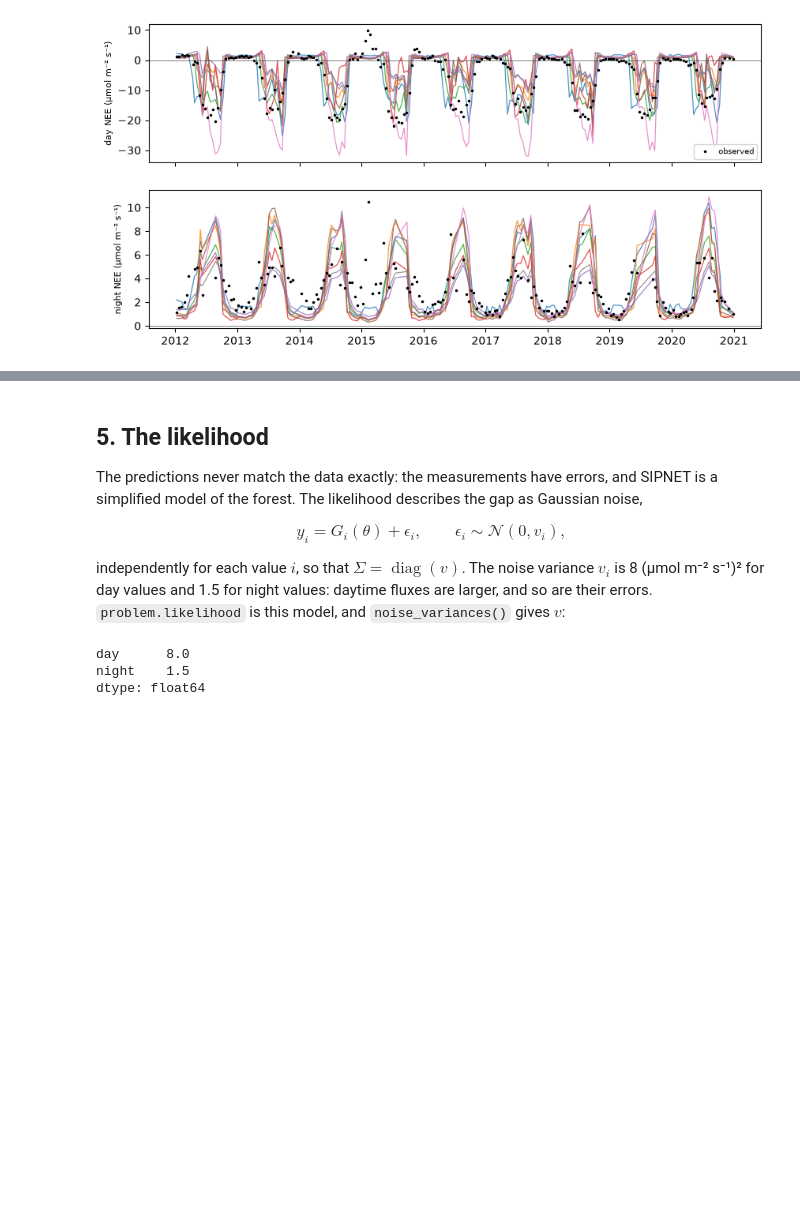
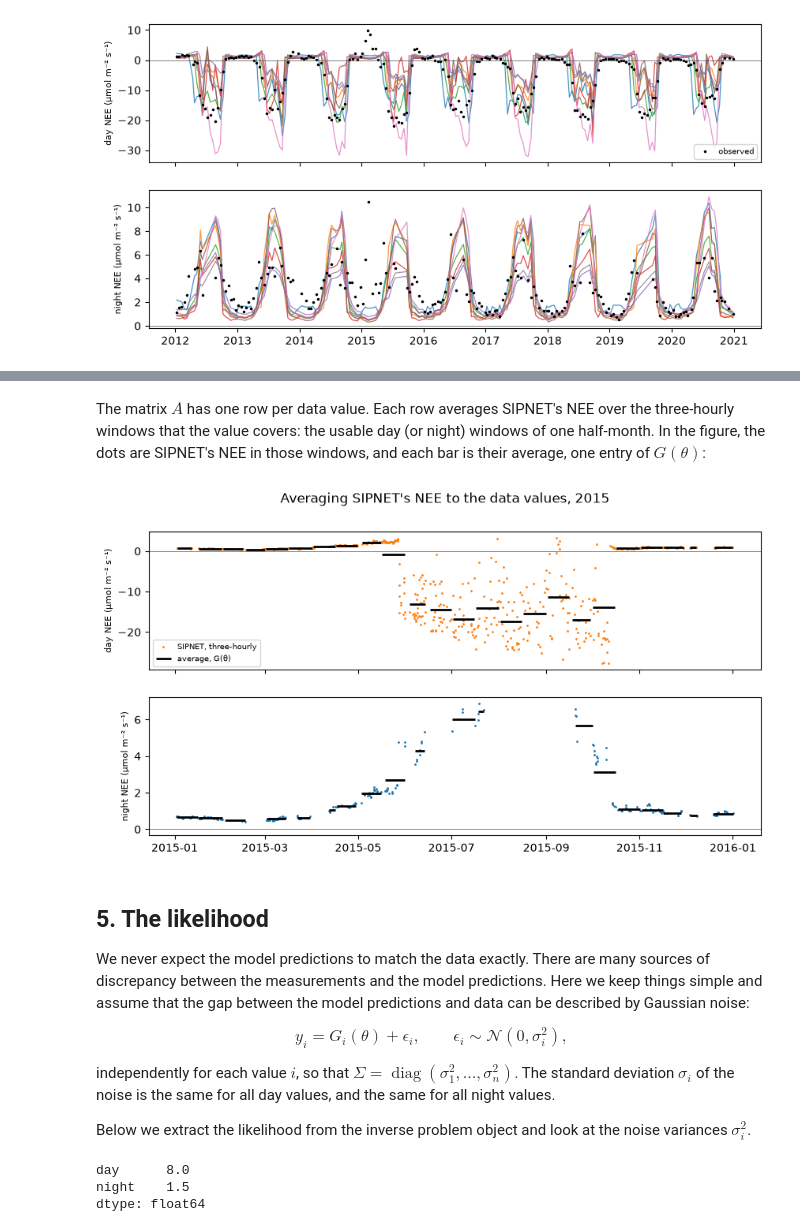
Before and after one commit to arob5/lsm-active-subspace, a Jupyter notebook: notebooks/main_inverse_problem.ipynb, the cells around one changed output, grey strips where cells are left out. Saved outputs shown, nothing was run; the diff lists cells and outputs as text; code cells hidden in the pictures; blank space fills up the shorter version.

```diff
--- a/notebooks/main_inverse_problem.ipynb
+++ b/notebooks/main_inverse_problem.ipynb
@@ -722,0 +681,10 @@ plot_averaging(data, nee_rate, prediction_at_medians, YEAR)
+# %%
+# 3. and 4. in one step: run the model, extract NEE, convert units
+nee = simulator.nee_rate(sipnet_parameters)
+
+# 5. average NEE to the data's resolution
+A = data.operator
+nee_avg = A @ nee
+
+# the steps by hand give the forward model's predictions
+np.allclose(nee_avg, prediction_at_medians)
@@ -723,15 +701,22 @@ plot_averaging(data, nee_rate, prediction_at_medians, YEAR)
+# %% [markdown]
+The matrix $A$ has one row per data value. Each row averages SIPNET's NEE over the three-hourly
+windows that the value covers: the usable day (or night) windows of one half-month. In the figure,
+the dots are SIPNET's NEE in those windows, and each bar is their average, one entry of $G(\theta)$:
+# %%
+plot_averaging(data, nee, nee_avg, YEAR)
+# %% [output]
+[figure, added]
 # %% [markdown]
 ## 5. The likelihood
 
-The predictions never match the data exactly: the measurements have errors, and SIPNET is a
-simplified model of the forest. The likelihood describes the gap as Gaussian noise,
+We never expect the model predictions to match the data exactly. There are many sources of discrepancy between the measurements and the model predictions. Here we keep things simple and assume that the gap between the model predictions and data can be described by Gaussian noise:
 
 $$
-y_i = G_i(\theta) + \epsilon_i, \qquad \epsilon_i \sim \mathcal N(0, v_i),
+y_i = G_i(\theta) + \epsilon_i, \qquad \epsilon_i \sim \mathcal N(0, \sigma_i^2),
 $$
 
-independently for each value $i$, so that $\Sigma = \operatorname{diag}(v)$. The noise variance
-$v_i$ is 8 (µmol m⁻² s⁻¹)² for day values and 1.5 for night values: daytime fluxes are larger, and
-so are their errors. `problem.likelihood` is this model, and `noise_variances()` gives $v$:
+independently for each value $i$, so that $\Sigma = \operatorname{diag}(\sigma_1^2, \dots, \sigma_n^2)$. The standard deviation $\sigma_i$ of the noise is the same for all day values, and the same for all night values.
+
+Below we extract the likelihood from the inverse problem object and look at the noise variances $\sigma_i^2$.
 # %%
 likelihood = problem.likelihood
```
Also changed, not shown: parts of 34 cells of this notebook, 3 other files.
